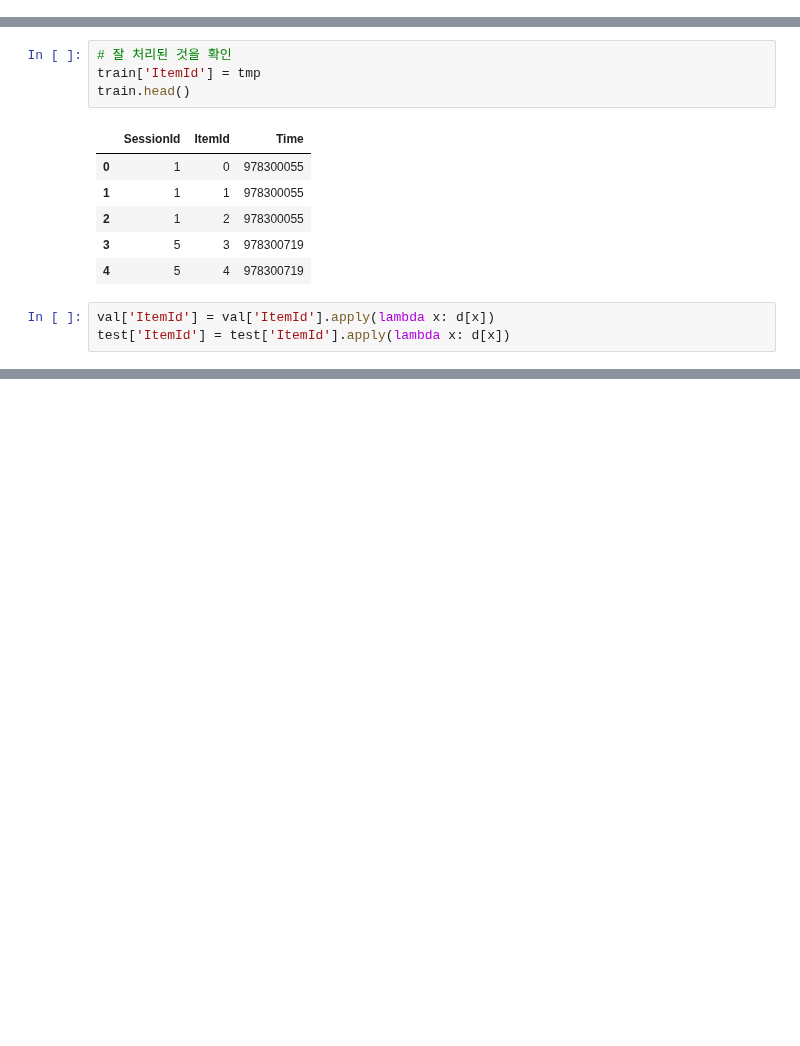
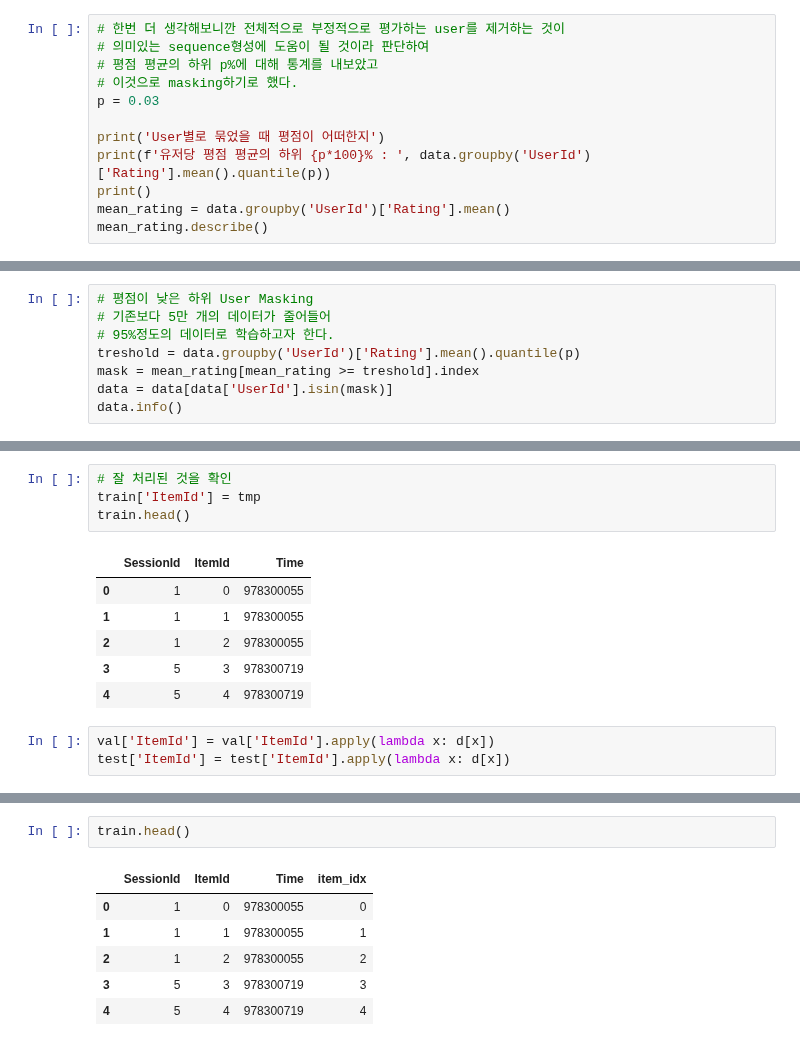
Before and after one commit to jujemu/Aiffel, a Jupyter notebook: EX/Ex-17/[Ex-17]MoviePred.ipynb, the cells around one changed output, grey strips where cells are left out. Cells and saved outputs as stored; diff of their text form; blank space fills up the shorter version.

```diff
--- a/EX/Ex-17/[Ex-17]MoviePred.ipynb
+++ b/EX/Ex-17/[Ex-17]MoviePred.ipynb
@@ -5,0 +9,12 @@ ___
+# %%
+# 한번 더 생각해보니깐 전체적으로 부정적으로 평가하는 user를 제거하는 것이
+# 의미있는 sequence형성에 도움이 될 것이라 판단하여
+# 평점 평균의 하위 p%에 대해 통계를 내보았고
+# 이것으로 masking하기로 했다.
+p = 0.03
+
+print('User별로 묶었을 때 평점이 어떠한지')
+print(f'유저당 평점 평균의 하위 {p*100}% : ', data.groupby('UserId')['Rating'].mean().quantile(p))
+print()
+mean_rating = data.groupby('UserId')['Rating'].mean()
+mean_rating.describe()
@@ -5,0 +39,8 @@ ___
+# %%
+# 평점이 낮은 하위 User Masking
+# 기존보다 5만 개의 데이터가 줄어들어
+# 95%정도의 데이터로 학습하고자 한다.
+treshold = data.groupby('UserId')['Rating'].mean().quantile(p)
+mask = mean_rating[mean_rating >= treshold].index
+data = data[data['UserId'].isin(mask)]
+data.info()
@@ -704,0 +885,9 @@ test['ItemId'] = test['ItemId'].apply(lambda x: d[x])
+# %%
+train.head()
+# %% [output]
+|  | SessionId | ItemId | Time | item_idx |
+| 0 | 1 | 0 | 978300055 | 0 |
+| 1 | 1 | 1 | 978300055 | 1 |
+| 2 | 1 | 2 | 978300055 | 2 |
+| 3 | 5 | 3 | 978300719 | 3 |
+| 4 | 5 | 4 | 978300719 | 4 |
```
Also changed, not shown: parts of 52 cells of this notebook.
